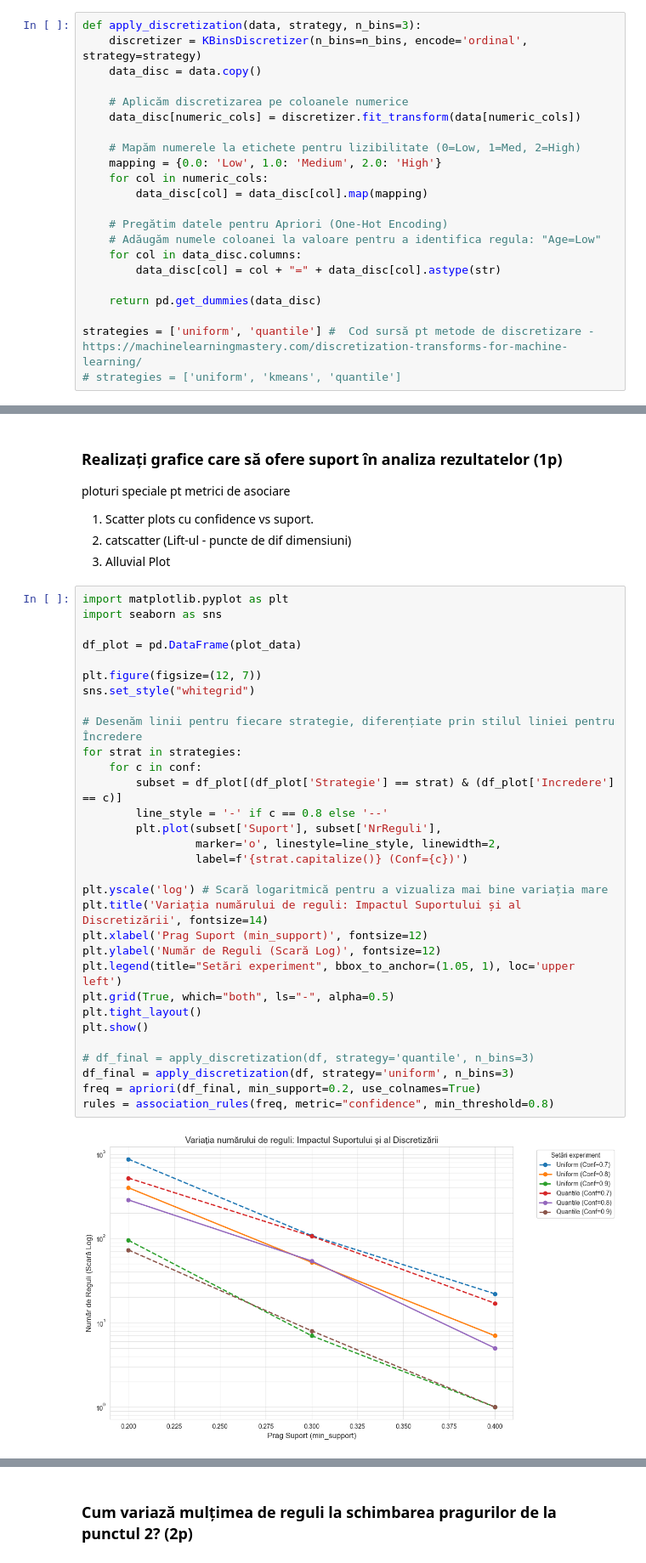
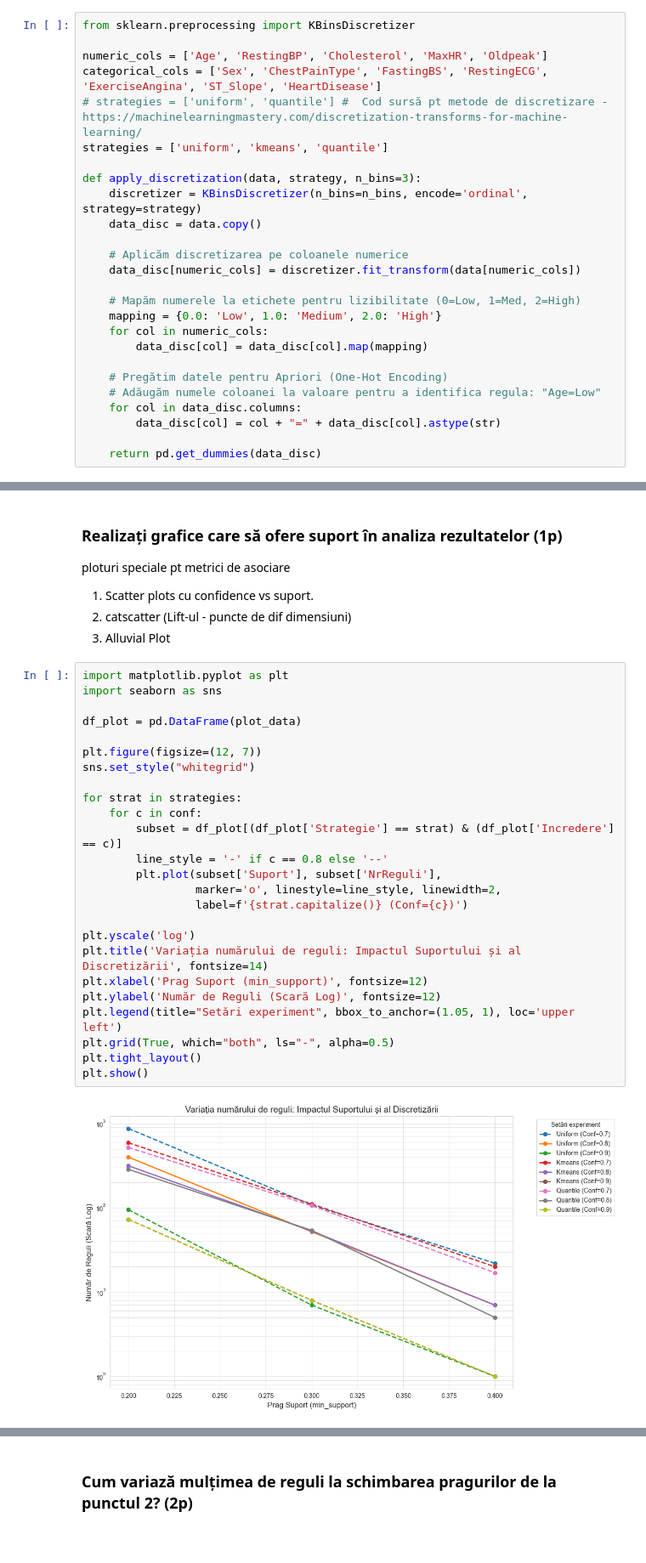
Before and after one commit to AndromedaOMA/Data_Mining-Heart_Failure_Prediction, a Jupyter notebook: task04/task04.ipynb, the cells around one changed output, grey strips where cells are left out. Shown at 85% size. Drawn from its saved outputs; the diff is of its cells as text.

```diff
--- a/task04/task04.ipynb
+++ b/task04/task04.ipynb
@@ -30,6 +32,13 @@ Note: you may need to restart the kernel to use updated packages.
 # %% [markdown]
 ## 1. Discretizați atributele numerice; lucrați cu mai multe metode
 # %%
+from sklearn.preprocessing import KBinsDiscretizer
+
+numeric_cols = ['Age', 'RestingBP', 'Cholesterol', 'MaxHR', 'Oldpeak']
+categorical_cols = ['Sex', 'ChestPainType', 'FastingBS', 'RestingECG', 'ExerciseAngina', 'ST_Slope', 'HeartDisease']
+# strategies = ['uniform', 'quantile'] #  Cod sursă pt metode de discretizare - https://machinelearningmastery.com/discretization-transforms-for-machine-learning/
+strategies = ['uniform', 'kmeans', 'quantile']
+
 def apply_discretization(data, strategy, n_bins=3):
     discretizer = KBinsDiscretizer(n_bins=n_bins, encode='ordinal', strategy=strategy)
     data_disc = data.copy()
@@ -48,9 +57,6 @@ def apply_discretization(data, strategy, n_bins=3):
         data_disc[col] = col + "=" + data_disc[col].astype(str)
 
     return pd.get_dummies(data_disc)
-
-strategies = ['uniform', 'quantile'] #  Cod sursă pt metode de discretizare - https://machinelearningmastery.com/discretization-transforms-for-machine-learning/
-# strategies = ['uniform', 'kmeans', 'quantile']
 # %% [markdown]
 ## 2. Fixați praguri pentru metricile suport și încredere
 # %%
@@ -168,36 +205,30 @@ ploturi speciale pt metrici de asociare
 # %%
 import matplotlib.pyplot as plt
 import seaborn as sns
 
 df_plot = pd.DataFrame(plot_data)
 
 plt.figure(figsize=(12, 7))
 sns.set_style("whitegrid")
 
-# Desenăm linii pentru fiecare strategie, diferențiate prin stilul liniei pentru Încredere
 for strat in strategies:
     for c in conf:
         subset = df_plot[(df_plot['Strategie'] == strat) & (df_plot['Incredere'] == c)]
         line_style = '-' if c == 0.8 else '--'
         plt.plot(subset['Suport'], subset['NrReguli'],
                  marker='o', linestyle=line_style, linewidth=2,
                  label=f'{strat.capitalize()} (Conf={c})')
 
-plt.yscale('log') # Scară logaritmică pentru a vizualiza mai bine variația mare
+plt.yscale('log')
 plt.title('Variația numărului de reguli: Impactul Suportului și al Discretizării', fontsize=14)
 plt.xlabel('Prag Suport (min_support)', fontsize=12)
 plt.ylabel('Număr de Reguli (Scară Log)', fontsize=12)
 plt.legend(title="Setări experiment", bbox_to_anchor=(1.05, 1), loc='upper left')
 plt.grid(True, which="both", ls="-", alpha=0.5)
 plt.tight_layout()
 plt.show()
-
-# df_final = apply_discretization(df, strategy='quantile', n_bins=3)
-df_final = apply_discretization(df, strategy='uniform', n_bins=3)
-freq = apriori(df_final, min_support=0.2, use_colnames=True)
-rules = association_rules(freq, metric="confidence", min_threshold=0.8)
 # %% [output]
-[figure, old version]
+[figure, new version]
 # %%
 import matplotlib.pyplot as plt
 import seaborn as sns
```
Also changed, not shown: parts of 4 cells of this notebook, 1 other file.
